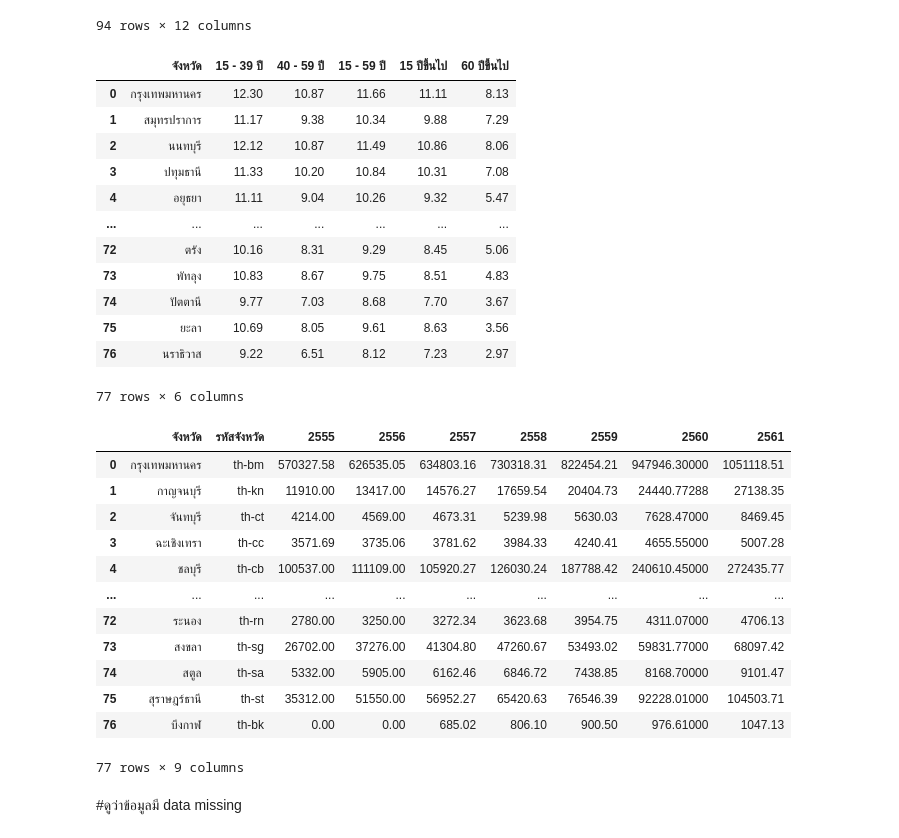
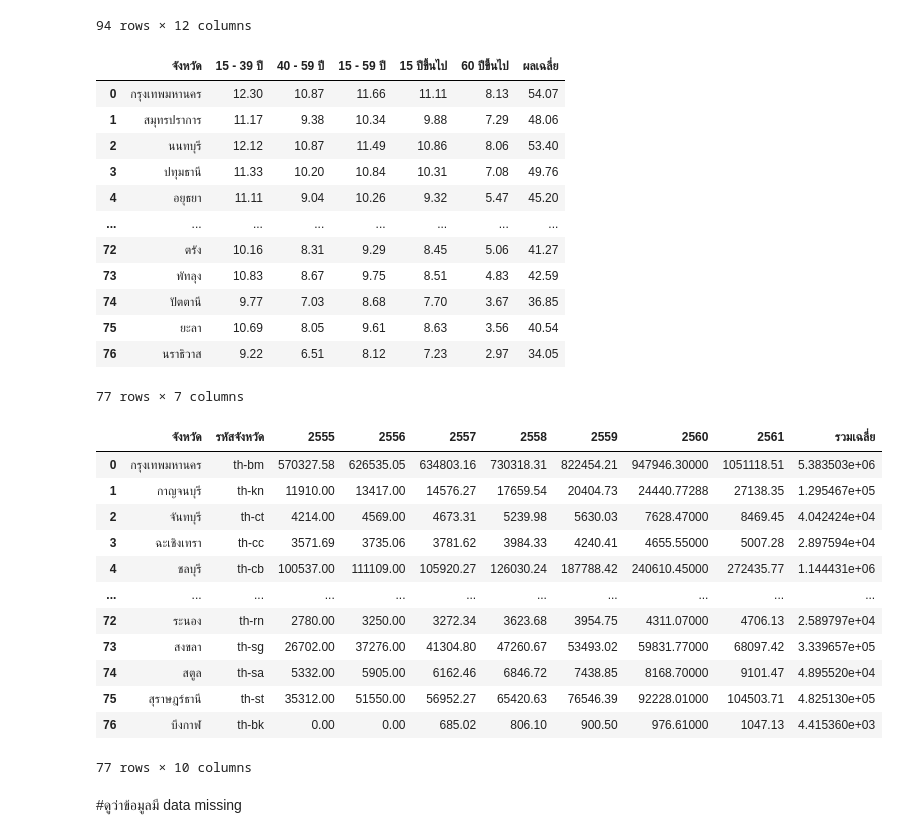
Before and after one commit to proditor002/-DWDM21_, a Jupyter notebook: Project for Group.ipynb, the cells around one changed output. Saved outputs shown, nothing was run; the diff lists cells and outputs as text; code cells hidden in the pictures.

```diff
--- a/Project for Group.ipynb
+++ b/Project for Group.ipynb
@@ -28,38 +39,38 @@ data_k
 | 93 | 94 | ตะวันออกเฉียงเหนือ | อำนาจเจริญ | ทม.อำนาจเจริญ | หนองพิพวย ม. 4 ต.บุ่ง อ.เมืองอำนา... | SP | ระบบบ่อปรับเสถียร | ... |
 94 rows × 12 columns
 # %%
-data_ka = pd.read_csv(os.path.join(path,'edavg_proage62.csv'))
-data_ka.dropna()
+data_PP = pd.read_csv(os.path.join(path,'ค่าเฉลี่ยประชากร.csv'))
+data_PP.dropna() #ข้อมูลรองชุดที่ 2
 # %% [output]
-|  | จังหวัด | 15 - 39 ปี | 40 - 59 ปี | 15 - 59 ปี | 15 ปีขึ้นไป | 60 ปีขึ้นไป |
-| 0 | กรุงเทพมหานคร | 12.30 | 10.87 | 11.66 | 11.11 | 8.13 |
-| 1 | สมุทรปราการ | 11.17 | 9.38 | 10.34 | 9.88 | 7.29 |
-| 2 | นนทบุรี | 12.12 | 10.87 | 11.49 | 10.86 | 8.06 |
-| 3 | ปทุมธานี | 11.33 | 10.20 | 10.84 | 10.31 | 7.08 |
-| 4 | อยุธยา | 11.11 | 9.04 | 10.26 | 9.32 | 5.47 |
-| ... | ... | ... | ... | ... | ... | ... |
-| 72 | ตรัง | 10.16 | 8.31 | 9.29 | 8.45 | 5.06 |
-| 73 | พัทลุง | 10.83 | 8.67 | 9.75 | 8.51 | 4.83 |
-| 74 | ปัตตานี | 9.77 | 7.03 | 8.68 | 7.70 | 3.67 |
-| 75 | ยะลา | 10.69 | 8.05 | 9.61 | 8.63 | 3.56 |
-| 76 | นราธิวาส | 9.22 | 6.51 | 8.12 | 7.23 | 2.97 |
+|  | จังหวัด | 15 - 39 ปี | 40 - 59 ปี | 15 - 59 ปี | 15 ปีขึ้นไป | 60 ปีขึ้นไป | ผลเฉลี่ย |
+| 0 | กรุงเทพมหานคร | 12.30 | 10.87 | 11.66 | 11.11 | 8.13 | 54.07 |
+| 1 | สมุทรปราการ | 11.17 | 9.38 | 10.34 | 9.88 | 7.29 | 48.06 |
+| 2 | นนทบุรี | 12.12 | 10.87 | 11.49 | 10.86 | 8.06 | 53.40 |
+| 3 | ปทุมธานี | 11.33 | 10.20 | 10.84 | 10.31 | 7.08 | 49.76 |
+| 4 | อยุธยา | 11.11 | 9.04 | 10.26 | 9.32 | 5.47 | 45.20 |
+| ... | ... | ... | ... | ... | ... | ... | ... |
+| 72 | ตรัง | 10.16 | 8.31 | 9.29 | 8.45 | 5.06 | 41.27 |
+| 73 | พัทลุง | 10.83 | 8.67 | 9.75 | 8.51 | 4.83 | 42.59 |
+| 74 | ปัตตานี | 9.77 | 7.03 | 8.68 | 7.70 | 3.67 | 36.85 |
+| 75 | ยะลา | 10.69 | 8.05 | 9.61 | 8.63 | 3.56 | 40.54 |
+| 76 | นราธิวาส | 9.22 | 6.51 | 8.12 | 7.23 | 2.97 | 34.05 |
-77 rows × 6 columns
+77 rows × 7 columns
 # %%
-data_r = pd.read_csv(os.path.join(path,'revenue.csv'))
-data_r.dropna()
+data_PC = pd.read_csv(os.path.join(path,'รายได้เฉลี่ย.csv'))
+data_PC.dropna() #ข้อมูลรองชุดที่ 3
 # %% [output]
-|  | จังหวัด | รหัสจังหวัด | 2555 | 2556 | 2557 | 2558 | 2559 | 2560 | 2561 |
-| 0 | กรุงเทพมหานคร | th-bm | 570327.58 | 626535.05 | 634803.16 | 730318.31 | 822454.21 | 947946.30000 | 1051118.51 |
-| 1 | กาญจนบุรี | th-kn | 11910.00 | 13417.00 | 14576.27 | 17659.54 | 20404.73 | 24440.77288 | 27138.35 |
-| 2 | จันทบุรี | th-ct | 4214.00 | 4569.00 | 4673.31 | 5239.98 | 5630.03 | 7628.47000 | 8469.45 |
-| 3 | ฉะเชิงเทรา | th-cc | 3571.69 | 3735.06 | 3781.62 | 3984.33 | 4240.41 | 4655.55000 | 5007.28 |
-| 4 | ชลบุรี | th-cb | 100537.00 | 111109.00 | 105920.27 | 126030.24 | 187788.42 | 240610.45000 | 272435.77 |
-| ... | ... | ... | ... | ... | ... | ... | ... | ... | ... |
-| 72 | ระนอง | th-rn | 2780.00 | 3250.00 | 3272.34 | 3623.68 | 3954.75 | 4311.07000 | 4706.13 |
-| 73 | สงขลา | th-sg | 26702.00 | 37276.00 | 41304.80 | 47260.67 | 53493.02 | 59831.77000 | 68097.42 |
-| 74 | สตูล | th-sa | 5332.00 | 5905.00 | 6162.46 | 6846.72 | 7438.85 | 8168.70000 | 9101.47 |
-| 75 | สุราษฎร์ธานี | th-st | 35312.00 | 51550.00 | 56952.27 | 65420.63 | 76546.39 | 92228.01000 | 104503.71 |
-| 76 | บึงกาฬ | th-bk | 0.00 | 0.00 | 685.02 | 806.10 | 900.50 | 976.61000 | 1047.13 |
+|  | จังหวัด | รหัสจังหวัด | 2555 | 2556 | 2557 | 2558 | 2559 | 2560 | 2561 | รวมเฉลี่ย |
+| 0 | กรุงเทพมหานคร | th-bm | 570327.58 | 626535.05 | 634803.16 | 730318.31 | 822454.21 | 947946.30000 | 1051118.51 | 5.383503e+06 |
+| 1 | กาญจนบุรี | th-kn | 11910.00 | 13417.00 | 14576.27 | 17659.54 | 20404.73 | 24440.77288 | 27138.35 | 1.295467e+05 |
+| 2 | จันทบุรี | th-ct | 4214.00 | 4569.00 | 4673.31 | 5239.98 | 5630.03 | 7628.47000 | 8469.45 | 4.042424e+04 |
+| 3 | ฉะเชิงเทรา | th-cc | 3571.69 | 3735.06 | 3781.62 | 3984.33 | 4240.41 | 4655.55000 | 5007.28 | 2.897594e+04 |
+| 4 | ชลบุรี | th-cb | 100537.00 | 111109.00 | 105920.27 | 126030.24 | 187788.42 | 240610.45000 | 272435.77 | 1.144431e+06 |
+| ... | ... | ... | ... | ... | ... | ... | ... | ... | ... | ... |
+| 72 | ระนอง | th-rn | 2780.00 | 3250.00 | 3272.34 | 3623.68 | 3954.75 | 4311.07000 | 4706.13 | 2.589797e+04 |
+| 73 | สงขลา | th-sg | 26702.00 | 37276.00 | 41304.80 | 47260.67 | 53493.02 | 59831.77000 | 68097.42 | 3.339657e+05 |
+| 74 | สตูล | th-sa | 5332.00 | 5905.00 | 6162.46 | 6846.72 | 7438.85 | 8168.70000 | 9101.47 | 4.895520e+04 |
+| 75 | สุราษฎร์ธานี | th-st | 35312.00 | 51550.00 | 56952.27 | 65420.63 | 76546.39 | 92228.01000 | 104503.71 | 4.825130e+05 |
+| 76 | บึงกาฬ | th-bk | 0.00 | 0.00 | 685.02 | 806.10 | 900.50 | 976.61000 | 1047.13 | 4.415360e+03 |
-77 rows × 9 columns
+77 rows × 10 columns
 # %% [markdown]
 #ดูว่าข้อมูลมี data missing
```
Also changed, not shown: parts of 63 cells of this notebook.
